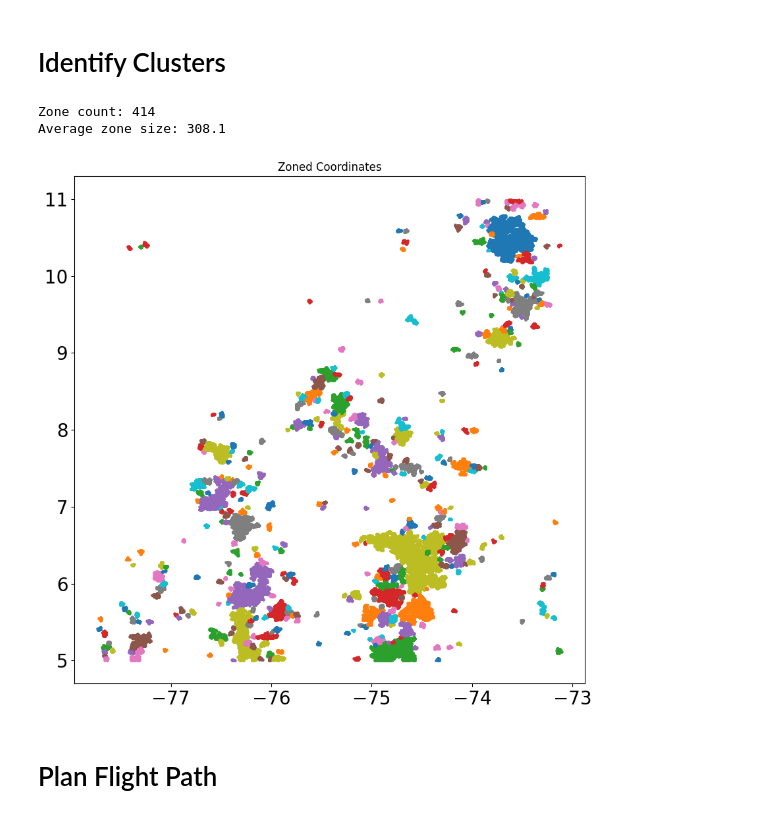
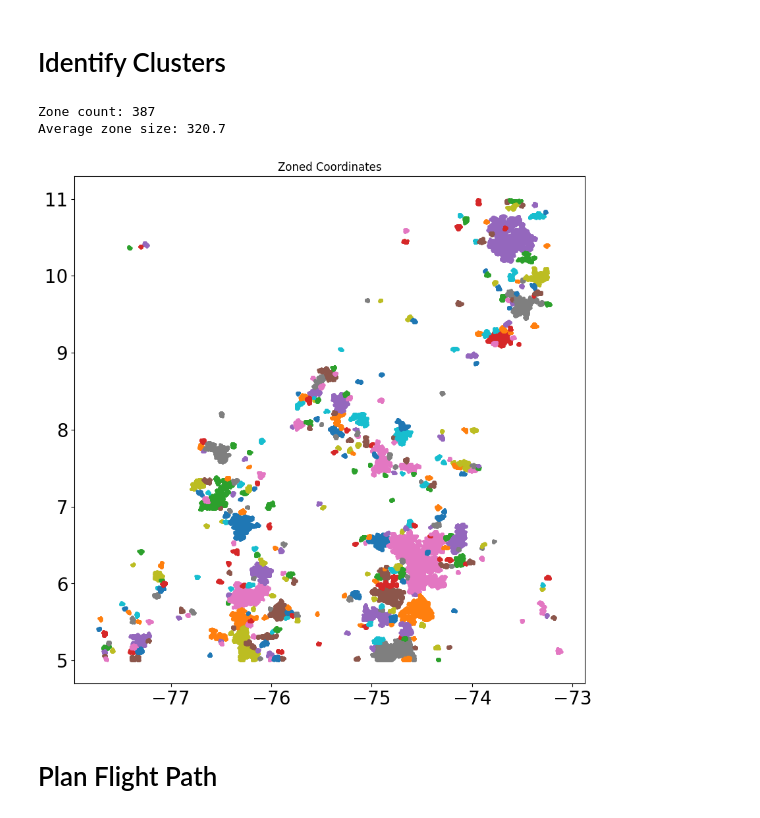
Before and after one commit to TheAdaptoid/Fire-Watch, a Jupyter notebook: Demo.ipynb, the cells around one changed output. Drawn from its saved outputs; the diff is of its cells as text; code cells hidden in the pictures.

```diff
--- a/Demo.ipynb
+++ b/Demo.ipynb
@@ -86,30 +86,30 @@ plt.show()
 # %%
 from Source.clustering import Zone_Builder, Zone
 
-zone_builder: Zone_Builder = Zone_Builder(eps=0.015, min_samples=20)
+zone_builder: Zone_Builder = Zone_Builder(eps=0.015, min_samples=25)
 zone_builder.define_grid(adjustedCoordinates)
 zone_builder.build_zones()
 zones: list[Zone] = zone_builder.get_zones()
 
 print(f"Zone count: {len(zones):,}")
 print(
     f"Average zone size: {sum([len(zone.get_points()) for zone in zones]) / len(zones):.1f}"
 )
 
 figure, axis = plt.subplots(1, 1, figsize=(10, 10))
 for zone in zones:
     axis.scatter(
         x=[i[0] for i in zone.get_points()],
         y=[i[1] for i in zone.get_points()],
         s=5
     )
 axis.set_title("Zoned Coordinates")
 axis.tick_params(axis='both', labelsize=20)
 plt.show()
 # %% [output]
-Zone count: 414
-Average zone size: 308.1
+Zone count: 387
+Average zone size: 320.7
-[figure, old version]
+[figure, new version]
 # %% [markdown]
 # Plan Flight Path
 # %%
```
Also changed, not shown: parts of 3 cells of this notebook, 10 other files.
